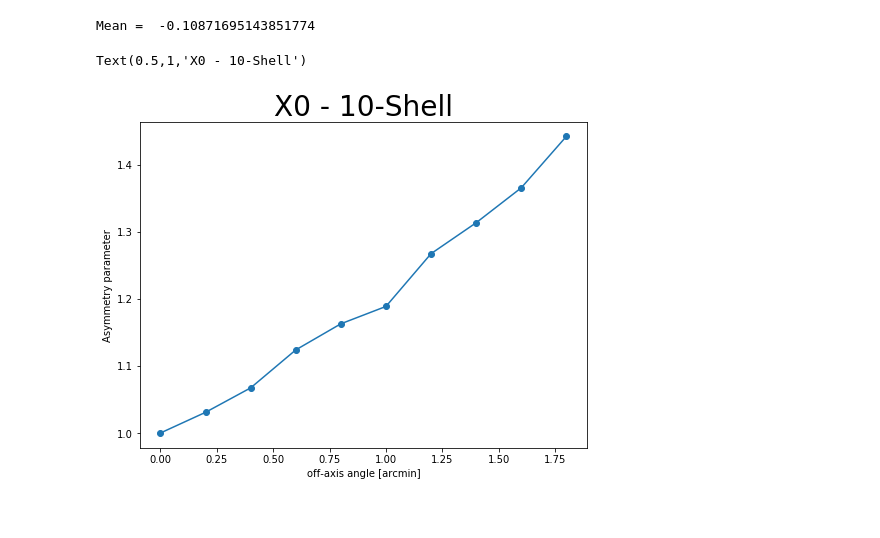
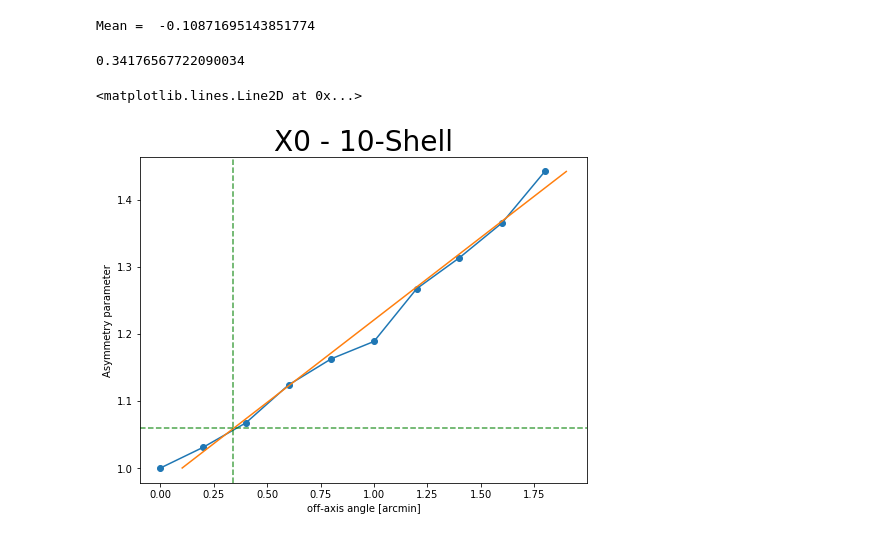
Before and after one commit to pymilo/Milo_RayTracing, a Jupyter notebook: Laser_Alignment/X0/X0-Sim_Plots.ipynb, the cells around one changed output. Drawn from its saved outputs; the diff is of its cells as text; code cells hidden in the pictures.

```diff
--- a/Laser_Alignment/X0/X0-Sim_Plots.ipynb
+++ b/Laser_Alignment/X0/X0-Sim_Plots.ipynb
@@ -866,12 +866,22 @@ V7 = np.array([A00V7,A02V7,A04V7,A06V7,A08V7,A10V7,A12V7,A14V7,A16V7,A18V7])
 param = ((V7+V6)-(V5+V4))/((V3+V2)-(V1+V0))
 param1 = (V6-V5)/(V2-V1)
 param2 = (V7-V5)/(V2-V0)
+# %%
+X0param = 1.059
+# Linear regression
+p = np.poly1d(np.polyfit(param, offaxisAngles, 1))
+p(X0param)
+# %% [output]
+0.34176567722090034
 # %%
 plt.figure(figsize=(8,6))
 plt.plot(offaxisAngles,param,'o-')
 plt.xlabel('off-axis angle [arcmin]')
 plt.ylabel('Asymmetry parameter')
 plt.title('X0 - 10-Shell',fontsize='28')
+plt.plot(p(param),param)
+plt.axhline(X0param,color='g',linestyle='dashed',alpha=0.7)
+plt.axvline(p(X0param),color='g',linestyle='dashed',alpha=0.7)
 # %% [output]
-Text(0.5,1,'X0 - 10-Shell')
+<matplotlib.lines.Line2D at 0x...>
-[figure, old version]
+[figure, new version]
```
Also changed, not shown: 3 other files.
